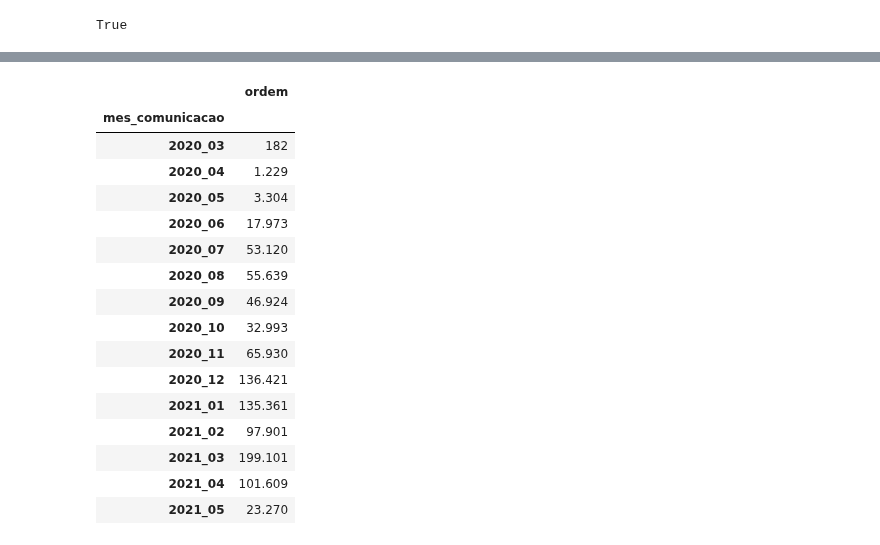
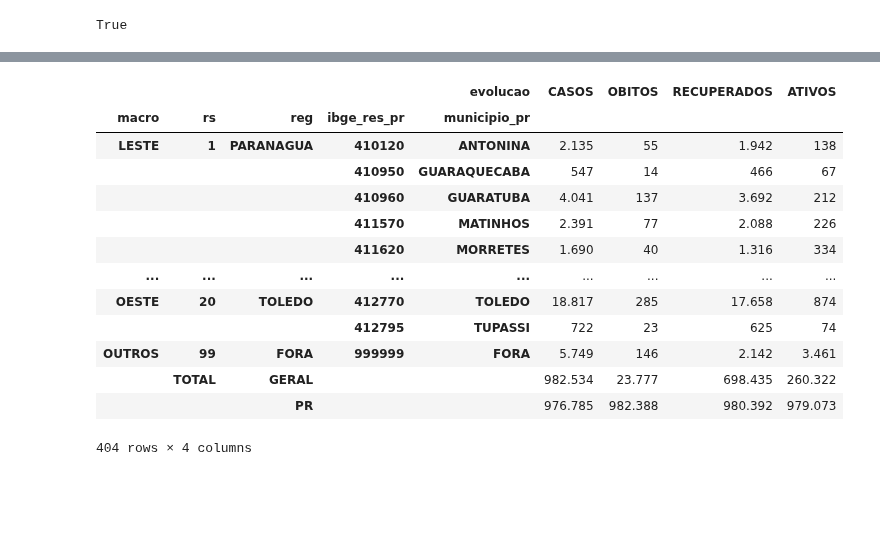
Before and after one commit to vinnylg/covid19datascience, a Jupyter notebook: notebooks/merge_access.ipynb, the cells around one changed output, grey strips where cells are left out. Cells and saved outputs as stored; diff of their text form; code cells hidden in the pictures; blank space fills up the shorter version.

```diff
--- a/notebooks/merge_access.ipynb
+++ b/notebooks/merge_access.ipynb
@@ -206,12 +181,0 @@ total.astype(float)
-# %%
-casosct.loc[casosct['rs']==99,'municipio_pr'] = 'FORA'
-casosct.loc[casosct['rs']!=99,'municipio_pr'] = casosct.loc[casosct['rs']!=99,'mun_resid']
-#merge macro/rs_nome
-total_municipios = casosct.groupby(['ibge_res_pr','rs','municipio_pr','evolucao'])[['ordem']].count().unstack()
-total_municipios[('','CASOS')] = total_municipios.sum(1)
-total_municipios = total_municipios.append(pd.Series(total_municipios.sum(0),name=('','','TOTAL GERAL')))
-total_municipios = total_municipios.fillna(0).astype(float)
-total_municipios.columns = total_municipios.columns.droplevel(0)
-total_municipios = total_municipios.rename(columns={1:'RECUPERADOS',2:'OBITOS',3:'ATIVOS'})
-total_municipios = total_municipios[['CASOS','OBITOS','RECUPERADOS','ATIVOS']]
-total_municipios.astype(float)
@@ -233,21 +181,0 @@ total_municipios.astype(float)
-# %%
-casosct['mes_comunicacao'] = casosct['comunicacao'].apply(lambda x: f"{x.year}_{str(x.month).zfill(2)}")
-casosct.groupby('mes_comunicacao')[['ordem']].count().astype(float)
-# %% [output]
-|  | ordem |
-| mes_comunicacao |  |
-| 2020_03 | 182 |
-| 2020_04 | 1.229 |
-| 2020_05 | 3.304 |
-| 2020_06 | 17.973 |
-| 2020_07 | 53.120 |
-| 2020_08 | 55.639 |
-| 2020_09 | 46.924 |
-| 2020_10 | 32.993 |
-| 2020_11 | 65.930 |
-| 2020_12 | 136.421 |
-| 2021_01 | 135.361 |
-| 2021_02 | 97.901 |
-| 2021_03 | 199.101 |
-| 2021_04 | 101.609 |
-| 2021_05 | 23.270 |
@@ -269,0 +182,47 @@ writer.save()
+# %%
+casosct['municipio_pr'] = 'FORA'
+casosct.loc[casosct['rs']!=99,'municipio_pr'] = casosct.loc[casosct['rs']!=99,'mun_resid']
+
+regionais = Regionais()
+regionais = regionais.append(pd.Series([999999,99,'FORA','OUTROS','9999999'], index=regionais.columns), ignore_index=True)
+macros_idx_labels = dict([ [i,x] for (i,x) in enumerate(regionais['nm_macro'].unique())])
+macros_labels_idx = dict([ [x,i] for (i,x) in macros_idx_labels.items() ])
+
+regionais['ibge'] = regionais['ibge'].apply(int)
+regionais['nm_macro'] = regionais['nm_macro'].apply(lambda x: macros_labels_idx[x])
+
+casosct['ibge_res_pr'] = casosct['ibge_res_pr'].apply(int)
+
+casosct = pd.merge(casosct,regionais[['ibge','nm_reg','nm_macro']].rename(columns={'ibge':'ibge_res_pr','nm_reg':'reg','nm_macro':'macro'}),how='left',on='ibge_res_pr')
+
+total_municipios = casosct.groupby(['macro','rs','reg','ibge_res_pr','municipio_pr','evolucao'])[['identificacao']].count().unstack()
+
+total_municipios[('','CASOS')] = total_municipios.sum(1)
+total_municipios = total_municipios.fillna(0).astype(float)
+total_municipios.columns = total_municipios.columns.droplevel(0)
+total_municipios = total_municipios.rename(columns={1:'RECUPERADOS',2:'OBITOS',3:'ATIVOS'})
+total_municipios = total_municipios[['CASOS','OBITOS','RECUPERADOS','ATIVOS']]
+
+total_municipios = total_municipios.append(pd.Series(total_municipios.sum(0),name=('','TOTAL','GERAL','','')))
+
+pr = total_municipios.loc[('','TOTAL','GERAL','','')].values[0] - total_municipios.loc[4].values[0]
+
+total_municipios = total_municipios.append(pd.Series(pr, index=total_municipios.columns, name=(('','TOTAL','PR','',''))))
+
+total_municipios.index = total_municipios.index.set_levels([ macros_idx_labels[x] if isinstance(x,int) else x for x in total_municipios.index.levels[0]], level=0)
+total_municipios
+# %% [output]
+|  |  |  |  | evolucao | CASOS | OBITOS | RECUPERADOS | ATIVOS |
+| macro | rs | reg | ibge_res_pr | municipio_pr |  |  |  |  |
+| LESTE | 1 | PARANAGUA | 410120 | ANTONINA | 2.135 | 55 | 1.942 | 138 |
+|  |  |  | 410950 | GUARAQUECABA | 547 | 14 | 466 | 67 |
+|  |  |  | 410960 | GUARATUBA | 4.041 | 137 | 3.692 | 212 |
+|  |  |  | 411570 | MATINHOS | 2.391 | 77 | 2.088 | 226 |
+|  |  |  | 411620 | MORRETES | 1.690 | 40 | 1.316 | 334 |
+| ... | ... | ... | ... | ... | ... | ... | ... | ... |
+| OESTE | 20 | TOLEDO | 412770 | TOLEDO | 18.817 | 285 | 17.658 | 874 |
+|  |  |  | 412795 | TUPASSI | 722 | 23 | 625 | 74 |
+| OUTROS | 99 | FORA | 999999 | FORA | 5.749 | 146 | 2.142 | 3.461 |
+|  | TOTAL | GERAL |  |  | 982.534 | 23.777 | 698.435 | 260.322 |
+|  |  | PR |  |  | 976.785 | 982.388 | 980.392 | 979.073 |
+404 rows × 4 columns
```
Also changed, not shown: parts of 22 cells of this notebook, 2 other files.
